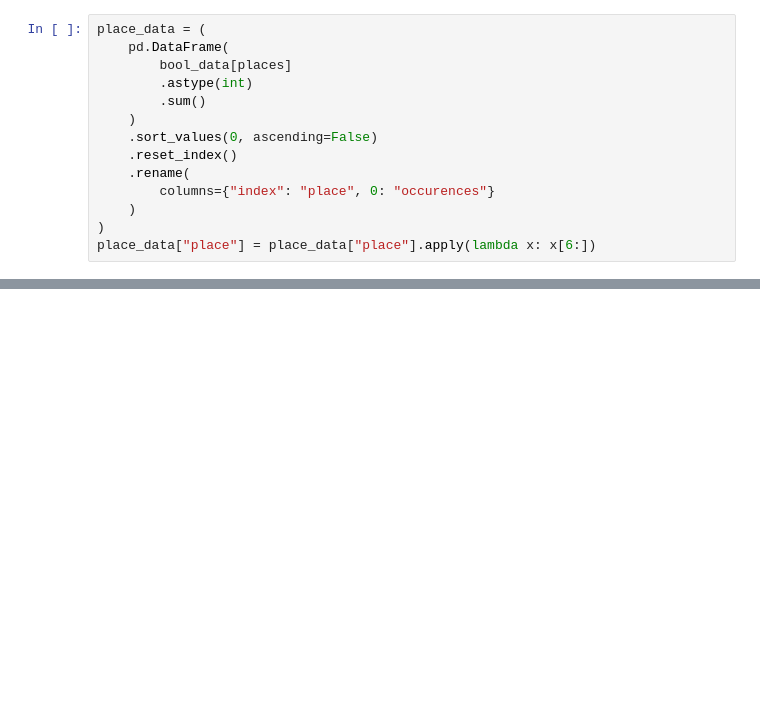
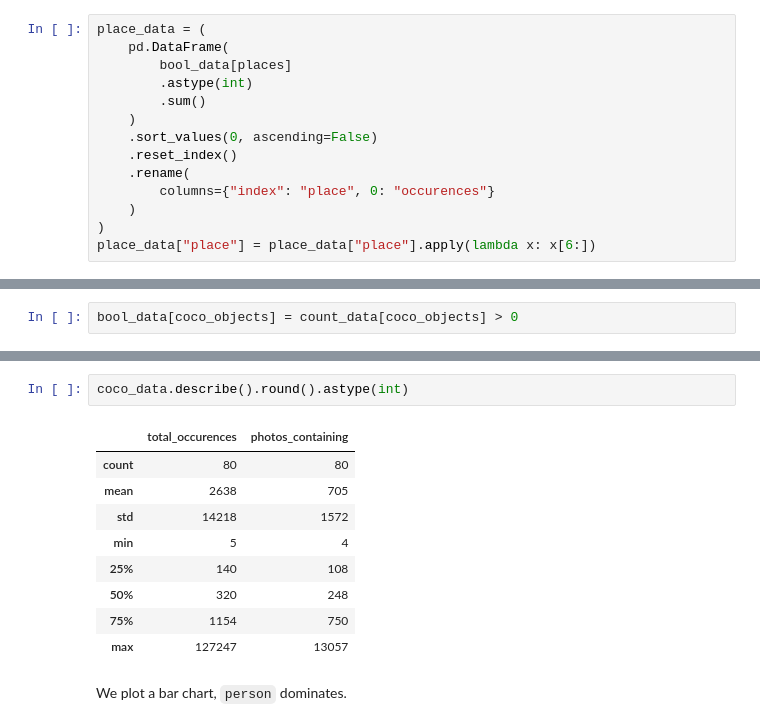
Before and after one commit to obrookes/privacy_decisions, a Jupyter notebook: augmented_feature_summary_stats.ipynb, the cells around one changed output, grey strips where cells are left out. Saved outputs shown, nothing was run; the diff lists cells and outputs as text; blank space fills up the shorter version.

```diff
--- a/augmented_feature_summary_stats.ipynb
+++ b/augmented_feature_summary_stats.ipynb
@@ -129,0 +143,2 @@ What we see is that the distribution looks fairly similar. In fact, the top 4 pl
+# %%
+bool_data[coco_objects] = count_data[coco_objects] > 0
@@ -129,0 +180,14 @@ What we see is that the distribution looks fairly similar. In fact, the top 4 pl
+# %%
+coco_data.describe().round().astype(int)
+# %% [output]
+|  | total_occurences | photos_containing |
+| count | 80 | 80 |
+| mean | 2638 | 705 |
+| std | 14218 | 1572 |
+| min | 5 | 4 |
+| 25% | 140 | 108 |
+| 50% | 320 | 248 |
+| 75% | 1154 | 750 |
+| max | 127247 | 13057 |
+# %% [markdown]
+We plot a bar chart, `person` dominates.
```
Also changed, not shown: parts of 37 cells of this notebook.
